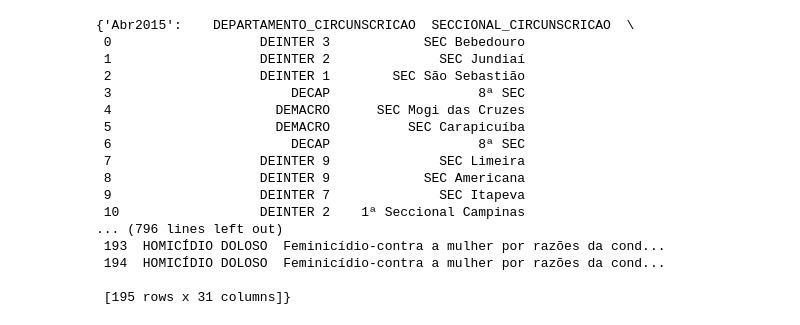
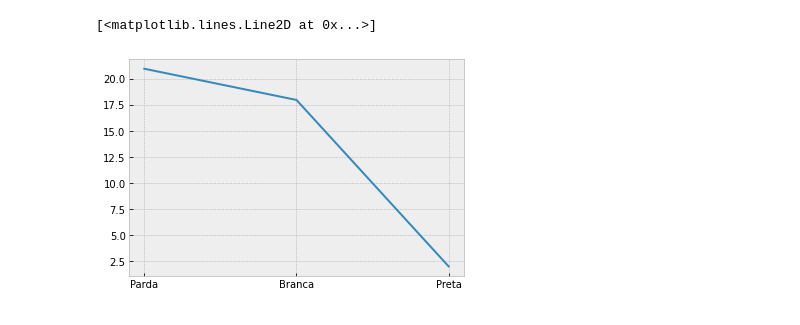
Before and after one commit to JoseBatista2010/ML2023-Jose-Batista, a Jupyter notebook: Limpando_e_Filtrando_Dados.ipynb, the cells around one changed output. Cells and saved outputs as stored; diff of their text form; code cells hidden in the pictures.

```diff
--- a/Limpando_e_Filtrando_Dados.ipynb
+++ b/Limpando_e_Filtrando_Dados.ipynb
@@ -1,28 +1,21 @@
 # %% [markdown]
 <a href="https://colab.research.google.com/github/JoseBatista2010/ML2023-Jose-Batista/blob/master/Limpando_e_Filtrando_Dados.ipynb" target="_parent"><img src="https://colab.research.google.com/assets/colab-badge.svg" alt="Open In Colab"/></a>
 # %%
+import matplotlib.pyplot as plt
 import pandas as pd
+
 import re
 path = '/content/drive/MyDrive/UFC/2023_1/Machine_Learning/Dataset/Feminicidio_2015_2022.xlsx'
-df = pd.read_excel(path, sheet_name= None)
+df = pd.read_excel(path, sheet_name= 7)
+df.fillna("NOT SPECIFIED", inplace=True)
+#df['DATA_NASCIMENTO_PESSOA']
+df['DATA_NASCIMENTO_PESSOA'] = pd.to_datetime(df['DATA_NASCIMENTO_PESSOA'], errors='coerce')
 
-#df = df.columns.str.replace('ã','a')
-df
+df['ANO'] = df['DATA_NASCIMENTO_PESSOA'].dt.year
+df['MES'] = df['DATA_NASCIMENTO_PESSOA'].dt.month
+df['DIA'] = df['DATA_NASCIMENTO_PESSOA'].dt.day
+df = df.loc[df['MUNICIPIO_CIRCUNSCRICAO'] == 'São Paulo']
+plt.plot(df['COR_PELE'].value_counts())
 # %% [output]
-{'Abr2015':    DEPARTAMENTO_CIRCUNSCRICAO  SECCIONAL_CIRCUNSCRICAO  \
- 0                   DEINTER 3            SEC Bebedouro
- 1                   DEINTER 2              SEC Jundiaí
- 2                   DEINTER 1        SEC São Sebastião
- 3                       DECAP                   8ª SEC
- 4                     DEMACRO      SEC Mogi das Cruzes
- 5                     DEMACRO          SEC Carapicuíba
- 6                       DECAP                   8ª SEC
- 7                   DEINTER 9              SEC Limeira
- 8                   DEINTER 9            SEC Americana
- 9                   DEINTER 7              SEC Itapeva
- 10                  DEINTER 2    1ª Seccional Campinas
-... (796 lines left out)
- 193  HOMICÍDIO DOLOSO  Feminicídio-contra a mulher por razões da cond...
- 194  HOMICÍDIO DOLOSO  Feminicídio-contra a mulher por razões da cond...
-
- [195 rows x 31 columns]}
+[<matplotlib.lines.Line2D at 0x...>]
+[figure, added]
```
Also changed, not shown: parts of 1 cell of this notebook.
